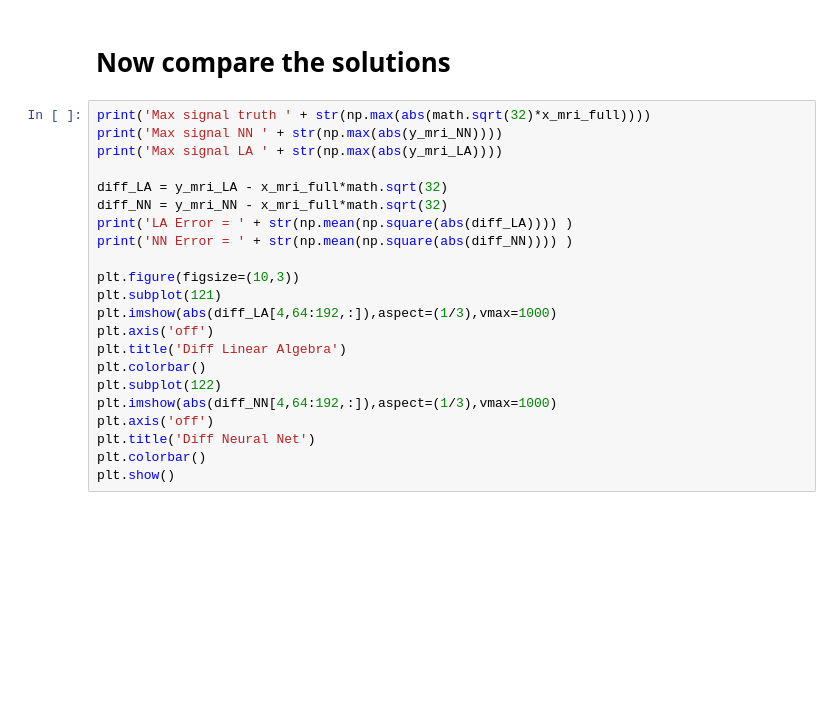
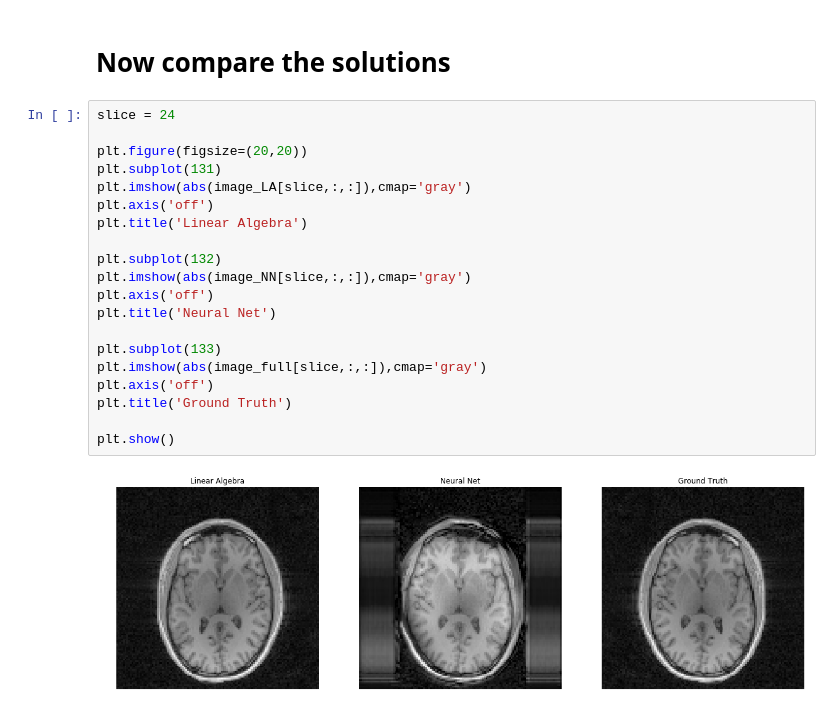
Before and after one commit to kmjohnson3/ML4MI_BootCamp, a Jupyter notebook: ImageReconstruction/CoLab_AutoMap_Recon.ipynb, the cells around one changed output. Saved outputs shown, nothing was run; the diff lists cells and outputs as text; blank space fills up the shorter version.

```diff
--- a/ImageReconstruction/CoLab_AutoMap_Recon.ipynb
+++ b/ImageReconstruction/CoLab_AutoMap_Recon.ipynb
@@ -541,24 +595,24 @@ plt.show()
 # %% [markdown]
 # Now compare the solutions
-# %%
-print('Max signal truth ' + str(np.max(abs(math.sqrt(32)*x_mri_full))))
-print('Max signal NN ' + str(np.max(abs(y_mri_NN))))
-print('Max signal LA ' + str(np.max(abs(y_mri_LA))))
-
-diff_LA = y_mri_LA - x_mri_full*math.sqrt(32)
-diff_NN = y_mri_NN - x_mri_full*math.sqrt(32)
-print('LA Error = ' + str(np.mean(np.square(abs(diff_LA)))) )
-print('NN Error = ' + str(np.mean(np.square(abs(diff_NN)))) )
-
-plt.figure(figsize=(10,3))
-plt.subplot(121)
-plt.imshow(abs(diff_LA[4,64:192,:]),aspect=(1/3),vmax=1000)
-plt.axis('off')
-plt.title('Diff Linear Algebra')
-plt.colorbar()
-plt.subplot(122)
-plt.imshow(abs(diff_NN[4,64:192,:]),aspect=(1/3),vmax=1000)
-plt.axis('off')
-plt.title('Diff Neural Net')
-plt.colorbar()
-plt.show()
+# %%
+slice = 24
+
+plt.figure(figsize=(20,20))
+plt.subplot(131)
+plt.imshow(abs(image_LA[slice,:,:]),cmap='gray')
+plt.axis('off')
+plt.title('Linear Algebra')
+
+plt.subplot(132)
+plt.imshow(abs(image_NN[slice,:,:]),cmap='gray')
+plt.axis('off')
+plt.title('Neural Net')
+
+plt.subplot(133)
+plt.imshow(abs(image_full[slice,:,:]),cmap='gray')
+plt.axis('off')
+plt.title('Ground Truth')
+
+plt.show()
+# %% [output]
+[figure, added]
```
Also changed, not shown: parts of 15 cells of this notebook.
